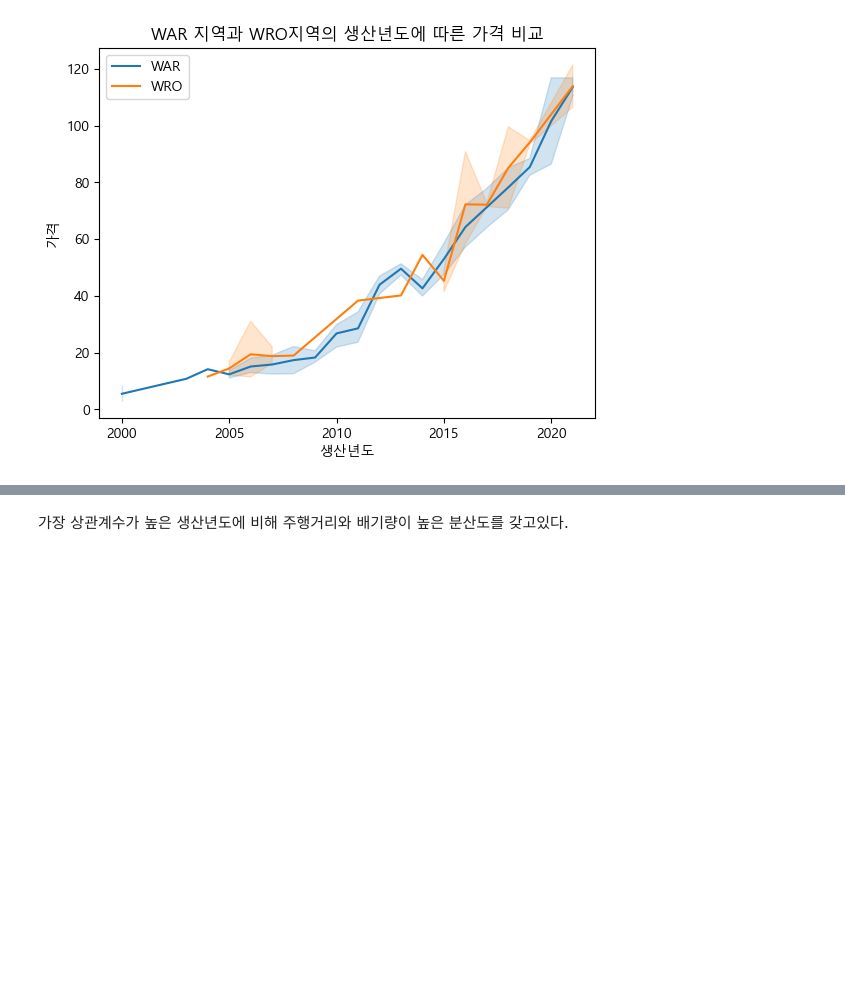
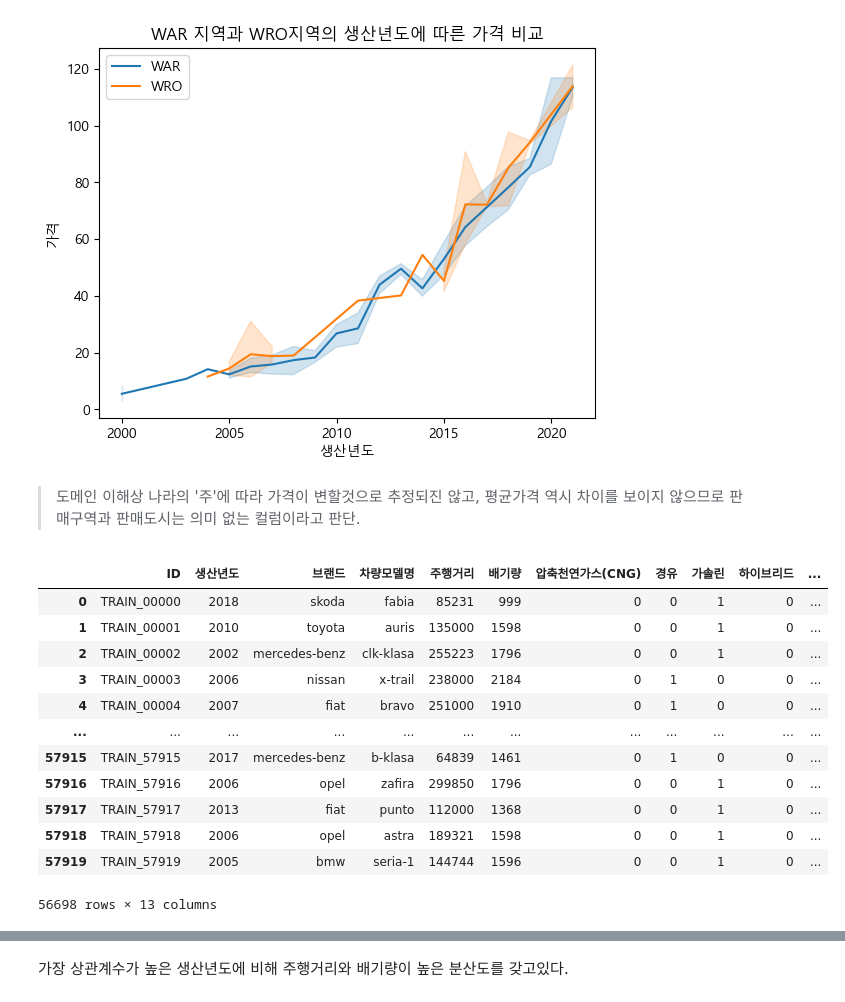
Before and after one commit to woojooc/ML_Car, a Jupyter notebook: lala/EDA/eda_oldcar_dacon.ipynb, the cells around one changed output, grey strips where cells are left out. Saved outputs shown, nothing was run; the diff lists cells and outputs as text; code cells hidden in the pictures; blank space fills up the shorter version.

```diff
--- a/lala/EDA/eda_oldcar_dacon.ipynb
+++ b/lala/EDA/eda_oldcar_dacon.ipynb
@@ -883,3 +865,21 @@ plt.show()
     WAR 지역의 astra 평균 가격: 52.91286821705427
     WRO 지역의 astra 평균 가격 : 59.36382352941177
 [figure]
+# %% [markdown]
+> 도메인 이해상 나라의 '주'에 따라 가격이 변할것으로 추정되진 않고, 평균가격 역시 차이를 보이지 않으므로 판매구역과 판매도시는 의미 없는 컬럼이라고 판단.
+# %%
+df.drop(['판매도시','판매구역'], axis=1)
+# %% [output]
+|  | ID | 생산년도 | 브랜드 | 차량모델명 | 주행거리 | 배기량 | 압축천연가스(CNG) | 경유 | 가솔린 | 하이브리드 | ... |
+| 0 | TRAIN_00000 | 2018 | skoda | fabia | 85231 | 999 | 0 | 0 | 1 | 0 | ... |
+| 1 | TRAIN_00001 | 2010 | toyota | auris | 135000 | 1598 | 0 | 0 | 1 | 0 | ... |
+| 2 | TRAIN_00002 | 2002 | mercedes-benz | clk-klasa | 255223 | 1796 | 0 | 0 | 1 | 0 | ... |
+| 3 | TRAIN_00003 | 2006 | nissan | x-trail | 238000 | 2184 | 0 | 1 | 0 | 0 | ... |
+| 4 | TRAIN_00004 | 2007 | fiat | bravo | 251000 | 1910 | 0 | 1 | 0 | 0 | ... |
+| ... | ... | ... | ... | ... | ... | ... | ... | ... | ... | ... | ... |
+| 57915 | TRAIN_57915 | 2017 | mercedes-benz | b-klasa | 64839 | 1461 | 0 | 1 | 0 | 0 | ... |
+| 57916 | TRAIN_57916 | 2006 | opel | zafira | 299850 | 1796 | 0 | 0 | 1 | 0 | ... |
+| 57917 | TRAIN_57917 | 2013 | fiat | punto | 112000 | 1368 | 0 | 0 | 1 | 0 | ... |
+| 57918 | TRAIN_57918 | 2006 | opel | astra | 189321 | 1598 | 0 | 0 | 1 | 0 | ... |
+| 57919 | TRAIN_57919 | 2005 | bmw | seria-1 | 144744 | 1596 | 0 | 0 | 1 | 0 | ... |
+56698 rows × 13 columns
```
Also changed, not shown: parts of 21 cells of this notebook, 1 other file.
